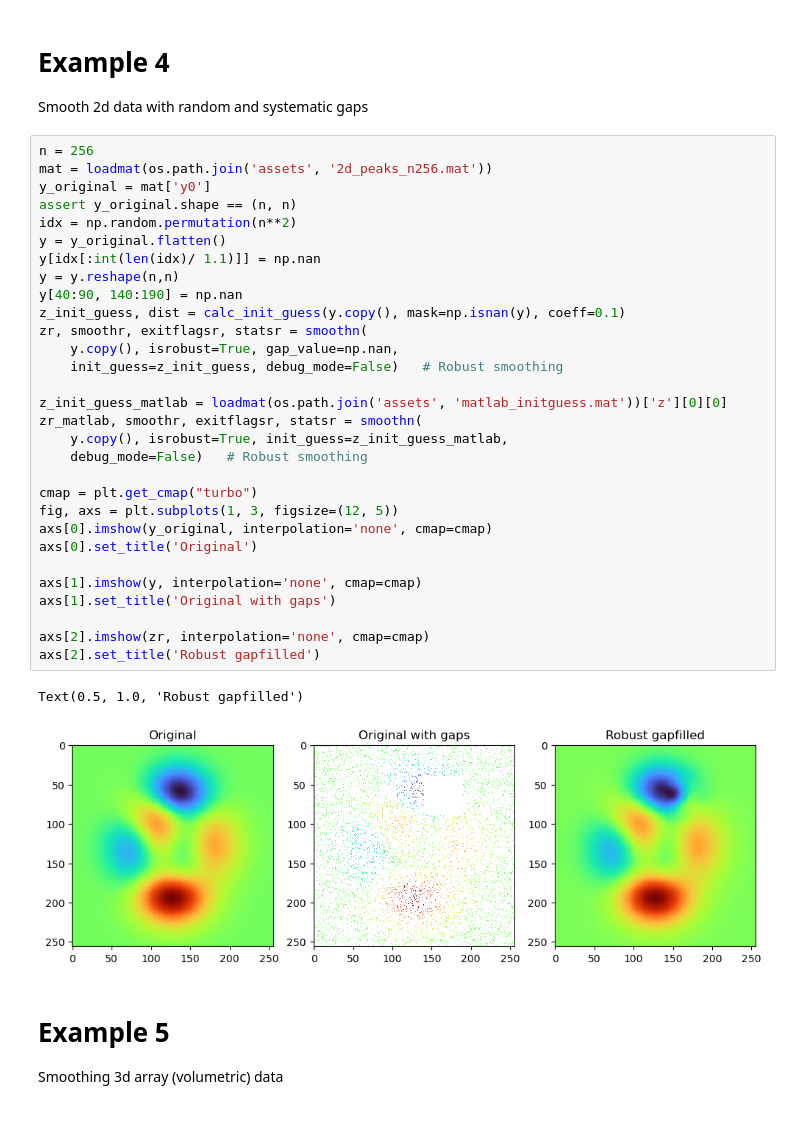
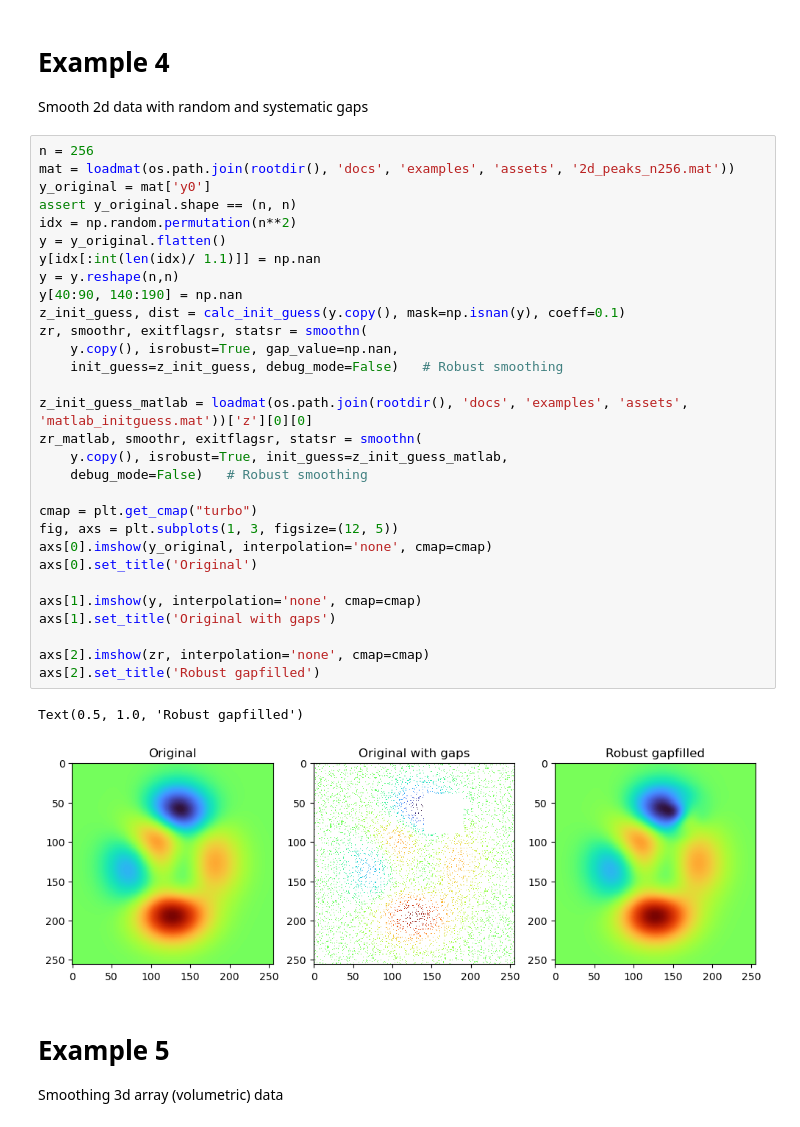
Before and after one commit to TUW-GEO/pytesmo, a Jupyter notebook: docs/examples/dct_pls.ipynb, the cells around one changed output. Drawn from its saved outputs; the diff is of its cells as text.

Commit message:
Update examples

```diff
--- a/docs/examples/dct_pls.ipynb
+++ b/docs/examples/dct_pls.ipynb
@@ -94,37 +95,37 @@ axs[1].plot_surface(x, y, zr, cmap=plt.get_cmap('rainbow'),
 Smooth 2d data with random and systematic gaps
 # %%
 n = 256
-mat = loadmat(os.path.join('assets', '2d_peaks_n256.mat'))
+mat = loadmat(os.path.join(rootdir(), 'docs', 'examples', 'assets', '2d_peaks_n256.mat'))
 y_original = mat['y0']
 assert y_original.shape == (n, n)
 idx = np.random.permutation(n**2)
 y = y_original.flatten()
 y[idx[:int(len(idx)/ 1.1)]] = np.nan
 y = y.reshape(n,n)
 y[40:90, 140:190] = np.nan
 z_init_guess, dist = calc_init_guess(y.copy(), mask=np.isnan(y), coeff=0.1)
 zr, smoothr, exitflagsr, statsr = smoothn(
     y.copy(), isrobust=True, gap_value=np.nan,
     init_guess=z_init_guess, debug_mode=False)   # Robust smoothing
 
-z_init_guess_matlab = loadmat(os.path.join('assets', 'matlab_initguess.mat'))['z'][0][0]
+z_init_guess_matlab = loadmat(os.path.join(rootdir(), 'docs', 'examples', 'assets', 'matlab_initguess.mat'))['z'][0][0]
 zr_matlab, smoothr, exitflagsr, statsr = smoothn(
     y.copy(), isrobust=True, init_guess=z_init_guess_matlab,
     debug_mode=False)   # Robust smoothing
 
 cmap = plt.get_cmap("turbo")
 fig, axs = plt.subplots(1, 3, figsize=(12, 5))
 axs[0].imshow(y_original, interpolation='none', cmap=cmap)
 axs[0].set_title('Original')
 
 axs[1].imshow(y, interpolation='none', cmap=cmap)
 axs[1].set_title('Original with gaps')
 
 axs[2].imshow(zr, interpolation='none', cmap=cmap)
 axs[2].set_title('Robust gapfilled')
 # %% [output]
 Text(0.5, 1.0, 'Robust gapfilled')
-[figure, old version]
+[figure, new version]
 # %% [markdown]
 # Example 5
 Smoothing 3d array (volumetric) data
```
Also changed, not shown: parts of 1 cell of this notebook, 2 other files.
